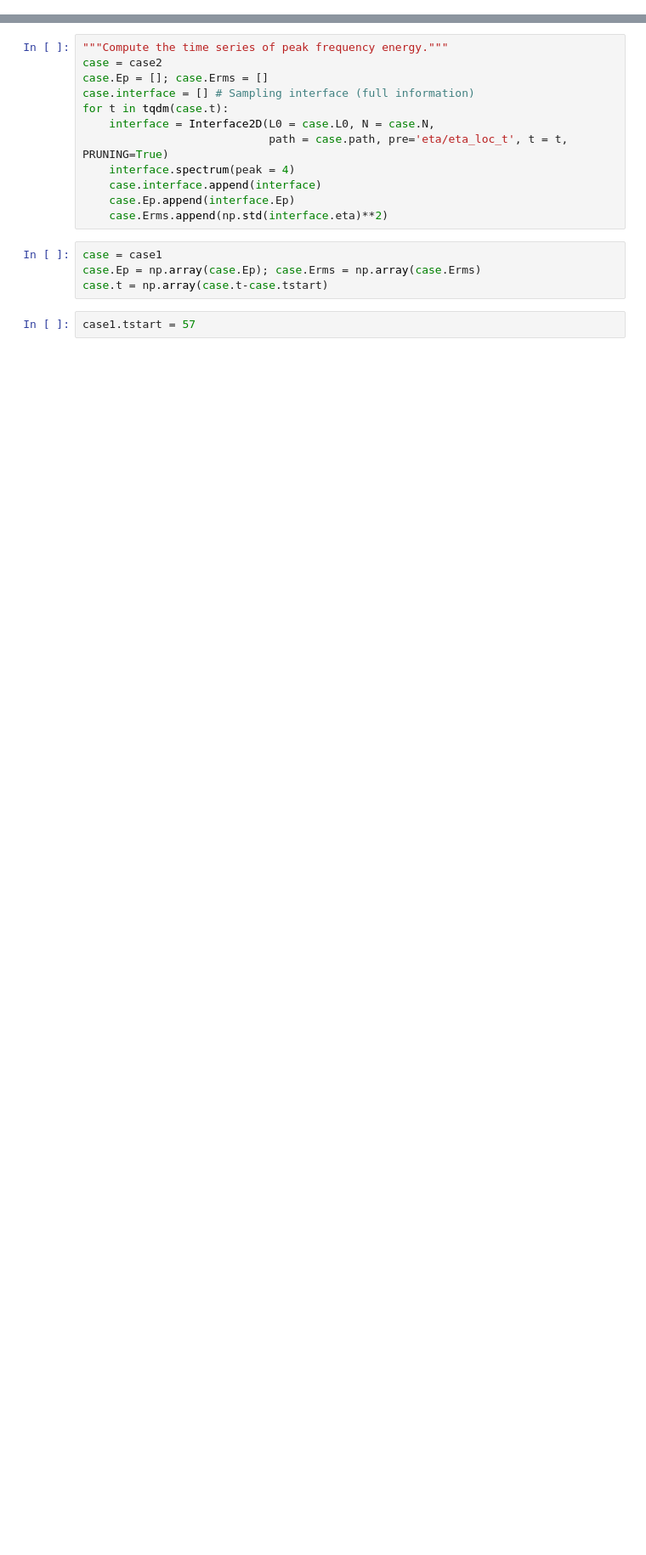
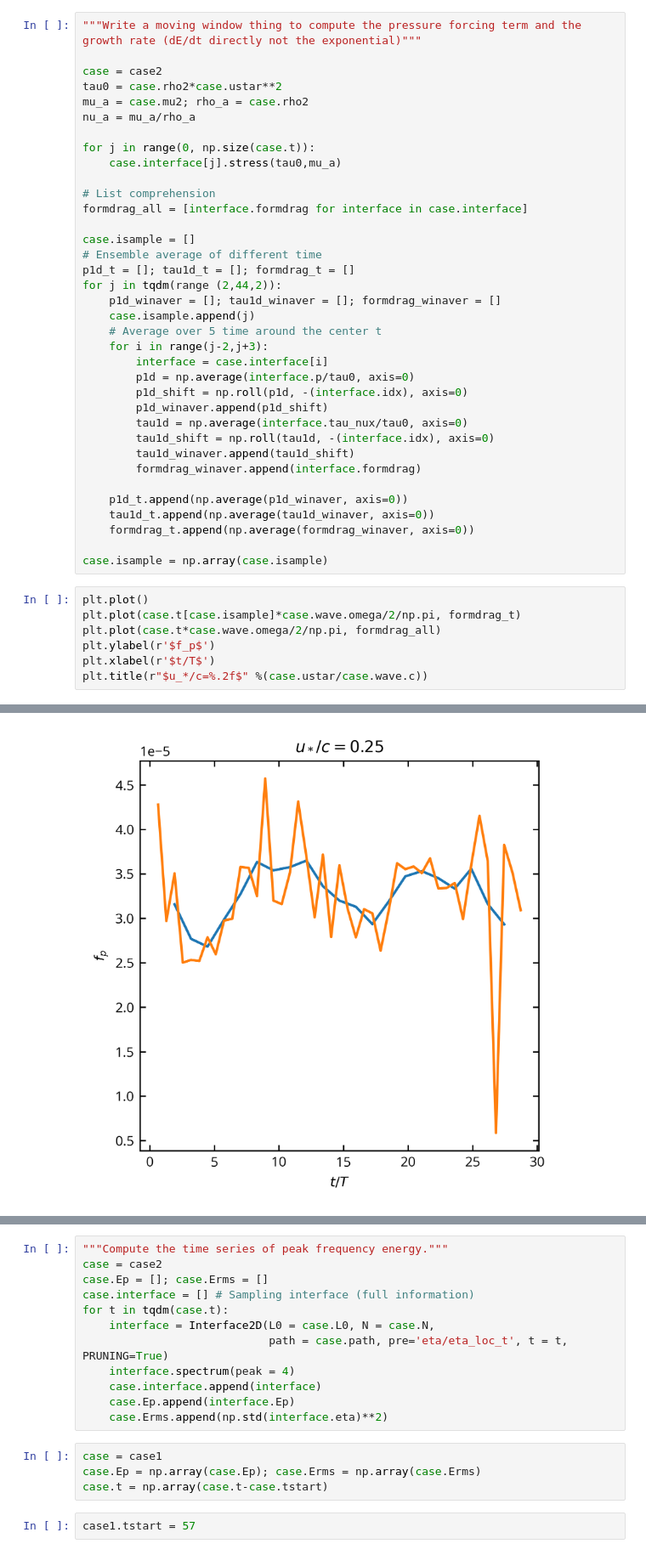
Before and after one commit to DeikeLab/jiarongw-postprocessing, a Jupyter notebook: jupyter_notebook/project_specific/turbulence/surface.ipynb, the cells around one changed output, grey strips where cells are left out. Shown at 85% size. Drawn from its saved outputs; the diff is of its cells as text; blank space fills up the shorter version.

```diff
--- a/jupyter_notebook/project_specific/turbulence/surface.ipynb
+++ b/jupyter_notebook/project_specific/turbulence/surface.ipynb
@@ -37,0 +43,44 @@ plt.legend(loc='upper right')
+# %%
+"""Write a moving window thing to compute the pressure forcing term and the growth rate (dE/dt directly not the exponential)"""
+
+case = case2
+tau0 = case.rho2*case.ustar**2
+mu_a = case.mu2; rho_a = case.rho2
+nu_a = mu_a/rho_a
+
+for j in range(0, np.size(case.t)):
+    case.interface[j].stress(tau0,mu_a)
+
+# List comprehension
+formdrag_all = [interface.formdrag for interface in case.interface]
+
+case.isample = []
+# Ensemble average of different time
+p1d_t = []; tau1d_t = []; formdrag_t = []
+for j in tqdm(range (2,44,2)):
+    p1d_winaver = []; tau1d_winaver = []; formdrag_winaver = []
+    case.isample.append(j)
+    # Average over 5 time around the center t
+    for i in range(j-2,j+3):
+        interface = case.interface[i]
+        p1d = np.average(interface.p/tau0, axis=0)
+        p1d_shift = np.roll(p1d, -(interface.idx), axis=0)
+        p1d_winaver.append(p1d_shift)
+        tau1d = np.average(interface.tau_nux/tau0, axis=0)
+        tau1d_shift = np.roll(tau1d, -(interface.idx), axis=0)
+        tau1d_winaver.append(tau1d_shift)
+        formdrag_winaver.append(interface.formdrag)
+
+    p1d_t.append(np.average(p1d_winaver, axis=0))
+    tau1d_t.append(np.average(tau1d_winaver, axis=0))
+    formdrag_t.append(np.average(formdrag_winaver, axis=0))
+
+case.isample = np.array(case.isample)
+# %%
+plt.plot()
+plt.plot(case.t[case.isample]*case.wave.omega/2/np.pi, formdrag_t)
+plt.plot(case.t*case.wave.omega/2/np.pi, formdrag_all)
+plt.ylabel(r'$f_p$')
+plt.xlabel(r'$t/T$')
+plt.title(r"$u_*/c=%.2f$" %(case.ustar/case.wave.c))
+# %% [output]
@@ -37,0 +88 @@ plt.legend(loc='upper right')
+[figure, added]
```
Also changed, not shown: parts of 5 cells of this notebook, 1 other file.
